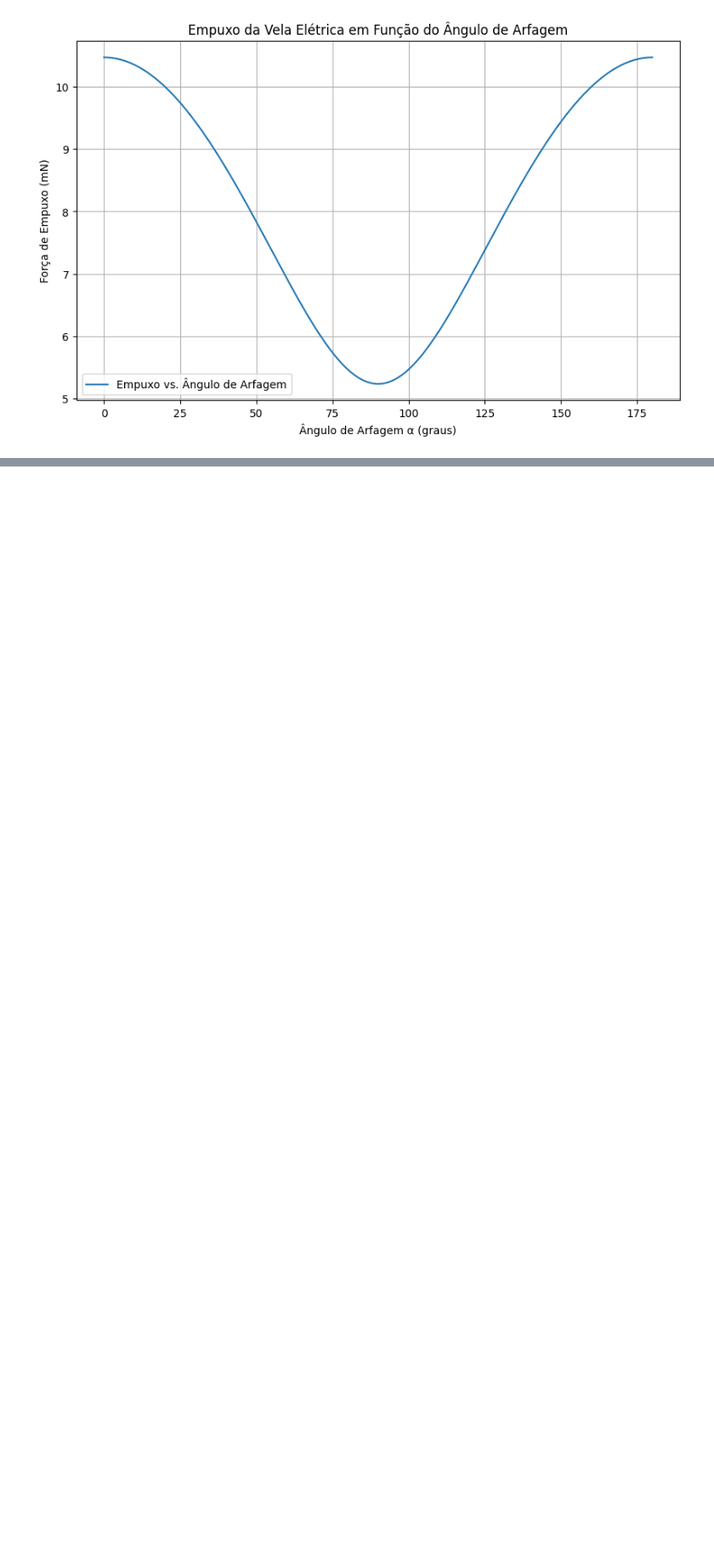
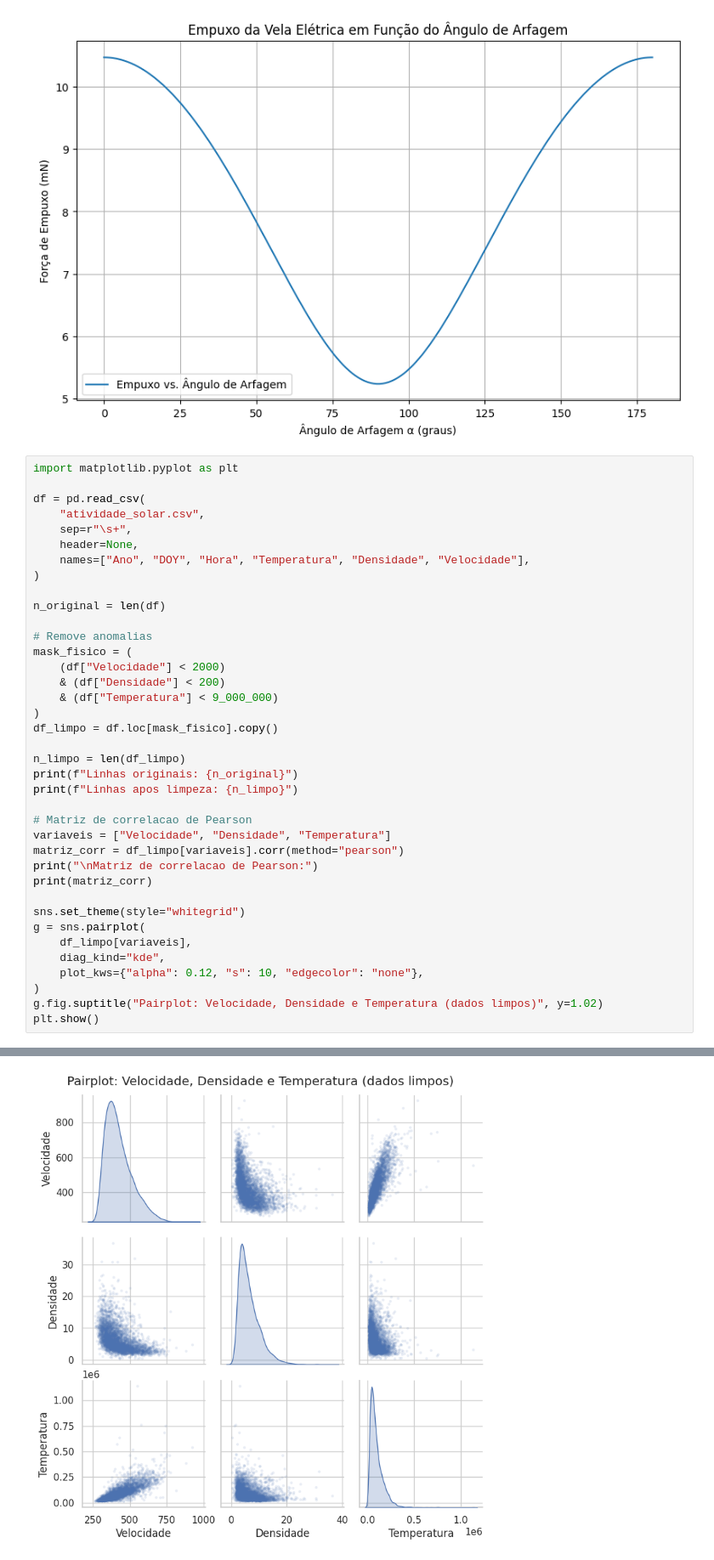
Before and after one commit to araaesp/Electric-Sail, a Jupyter notebook: src/data_analysis.ipynb, the cells around one changed output, grey strips where cells are left out. Shown at 85% size. Drawn from its saved outputs; the diff is of its cells as text; blank space fills up the shorter version.

Commit message:
correlacao entre propriedades do vento adicionada e usada em electric_sail_dynamic.py no lugar de valores fixos. (T e N estão em função da velocidade agora segundo as correlações encontradas)

```diff
--- a/src/data_analysis.ipynb
+++ b/src/data_analysis.ipynb
@@ -352,3 +353,42 @@ ax.legend()
 plt.show()
 # %% [output]
 [figure]
+# %%
+import matplotlib.pyplot as plt
+
+df = pd.read_csv(
+    "atividade_solar.csv",
+    sep=r"\s+",
+    header=None,
+    names=["Ano", "DOY", "Hora", "Temperatura", "Densidade", "Velocidade"],
+)
+
+n_original = len(df)
+
+# Remove anomalias
+mask_fisico = (
+    (df["Velocidade"] < 2000)
+    & (df["Densidade"] < 200)
+    & (df["Temperatura"] < 9_000_000)
+)
+df_limpo = df.loc[mask_fisico].copy()
+
+n_limpo = len(df_limpo)
+print(f"Linhas originais: {n_original}")
+print(f"Linhas apos limpeza: {n_limpo}")
+
+# Matriz de correlacao de Pearson
+variaveis = ["Velocidade", "Densidade", "Temperatura"]
+matriz_corr = df_limpo[variaveis].corr(method="pearson")
+print("\nMatriz de correlacao de Pearson:")
+print(matriz_corr)
+
+sns.set_theme(style="whitegrid")
+g = sns.pairplot(
+    df_limpo[variaveis],
+    diag_kind="kde",
+    plot_kws={"alpha": 0.12, "s": 10, "edgecolor": "none"},
+)
+g.fig.suptitle("Pairplot: Velocidade, Densidade e Temperatura (dados limpos)", y=1.02)
+plt.show()
+# %% [output]
@@ -354,0 +403 @@ plt.show()
+[figure, added]
```
Also changed, not shown: parts of 3 cells of this notebook, 1 other file.
